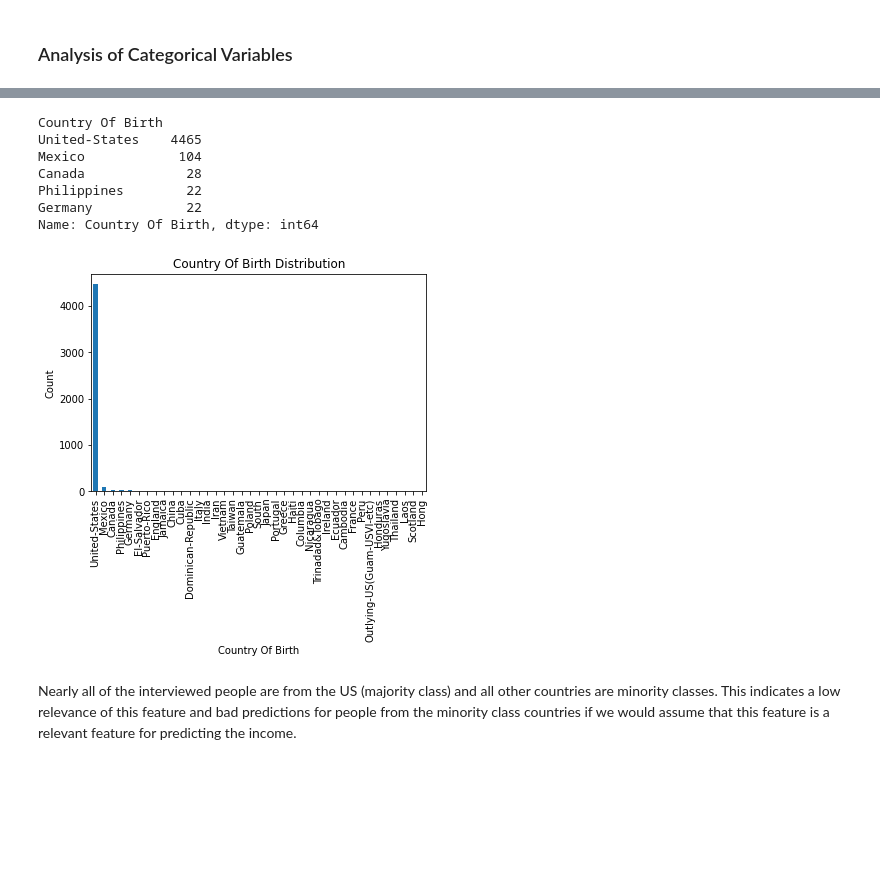
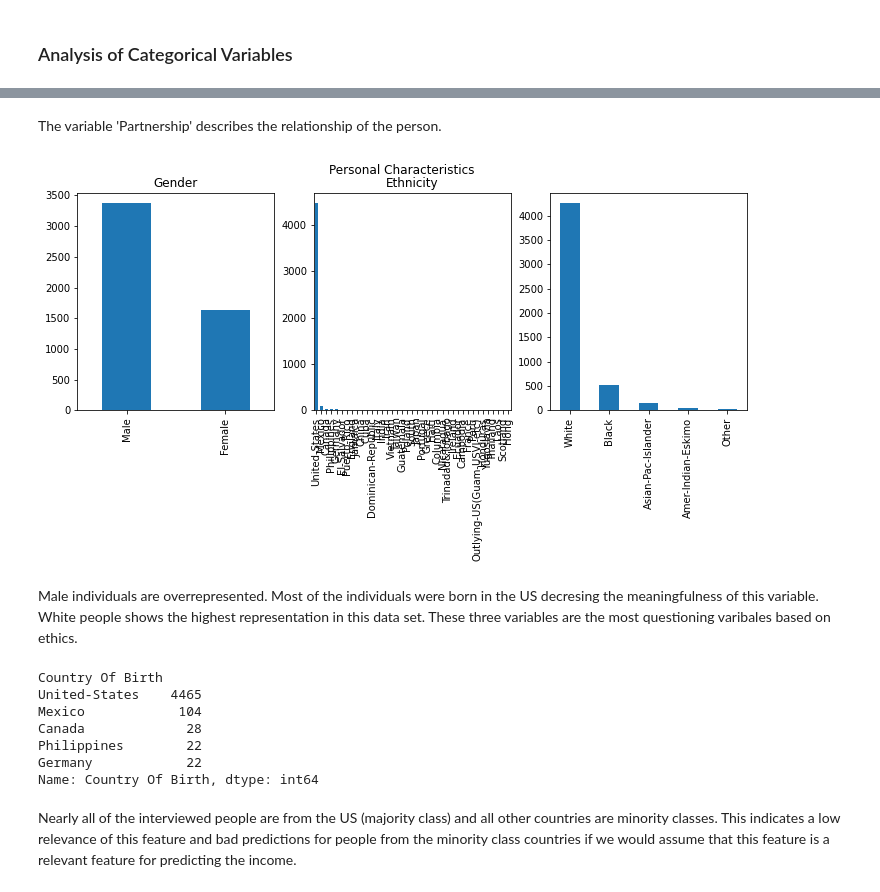
Before and after one commit to lucashoeft/Intelligent-Data-Analysis-Project, a Jupyter notebook: Intelligent-Data-Analysis-Project.ipynb, the cells around one changed output, grey strips where cells are left out. Cells and saved outputs as stored; diff of their text form; code cells hidden in the pictures; blank space fills up the shorter version.

```diff
--- a/Intelligent-Data-Analysis-Project.ipynb
+++ b/Intelligent-Data-Analysis-Project.ipynb
@@ -137,7 +138,20 @@ gender_distribution = income_labeled['Gender'].value_counts().plot(kind='bar')
+# %% [markdown]
+The variable 'Partnership' describes the relationship of the person.
+# %%
+fig, ((ax1, ax2, ax3)) = plt.subplots(1, 3, figsize=(12, 4))
+fig.suptitle('Personal Characteristics')
+income_labeled['Gender'].value_counts().plot(kind='bar', ax=ax1)
+ax1.title.set_text('Gender')
+income_labeled['Country Of Birth'].value_counts().plot(kind='bar', ax=ax2)
+ax2.title.set_text('Country Of Birth')
+income_labeled['Ethnicity'].value_counts().plot(kind='bar', ax=ax3)
+ax2.title.set_text('Ethnicity')
+plt.show()
+# %% [output]
+[figure, added]
+# %% [markdown]
+Male individuals are overrepresented. Most of the individuals were born in the US decresing the meaningfulness of this variable. White people shows the highest representation in this data set. These three variables are the most questioning varibales based on ethics.
 # %%
-country_distribution = income_labeled['Country Of Birth'].value_counts().plot(kind='bar')
-country_distribution.set(xlabel="Country Of Birth", ylabel="Count", title="Country Of Birth Distribution")
-
 # Top 5 Origin Countries
 income_labeled.groupby(['Country Of Birth'])['Country Of Birth'].count().sort_values(ascending=False).head(5)
 # %% [output]
@@ -148,7 +162,6 @@ Canada             28
 Philippines        22
 Germany            22
 Name: Country Of Birth, dtype: int64
-[figure, removed]
 # %% [markdown]
 Nearly all of the interviewed people are from the US (majority class) and all other countries are minority classes. This indicates a low relevance of this feature and bad predictions for people from the minority class countries if we would assume that this feature is a relevant feature for predicting the income.
 # %%
```
Also changed, not shown: parts of 67 cells of this notebook.
